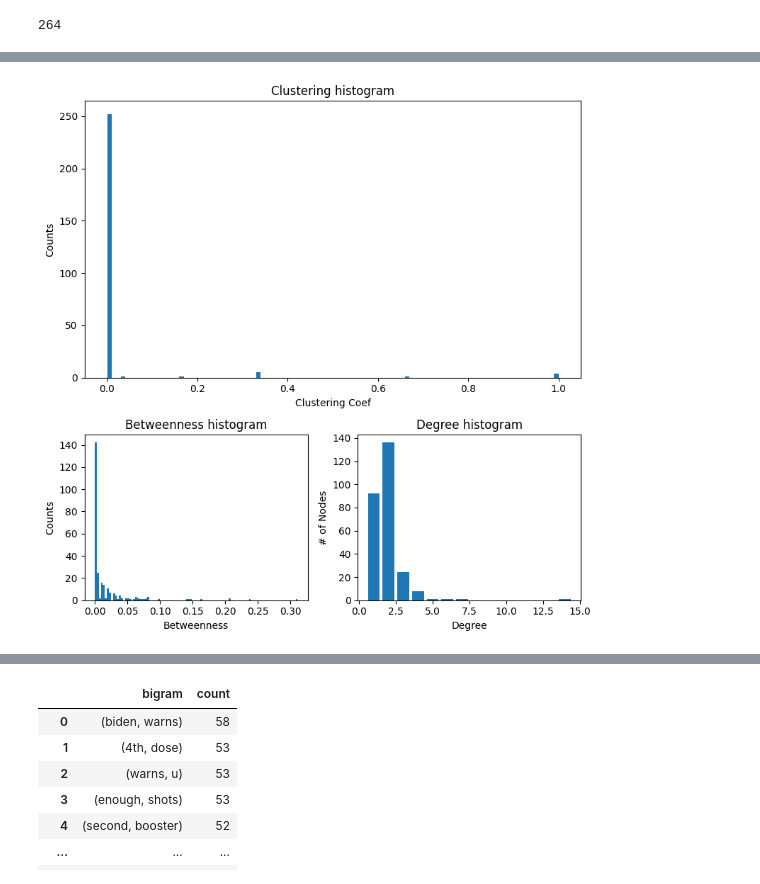
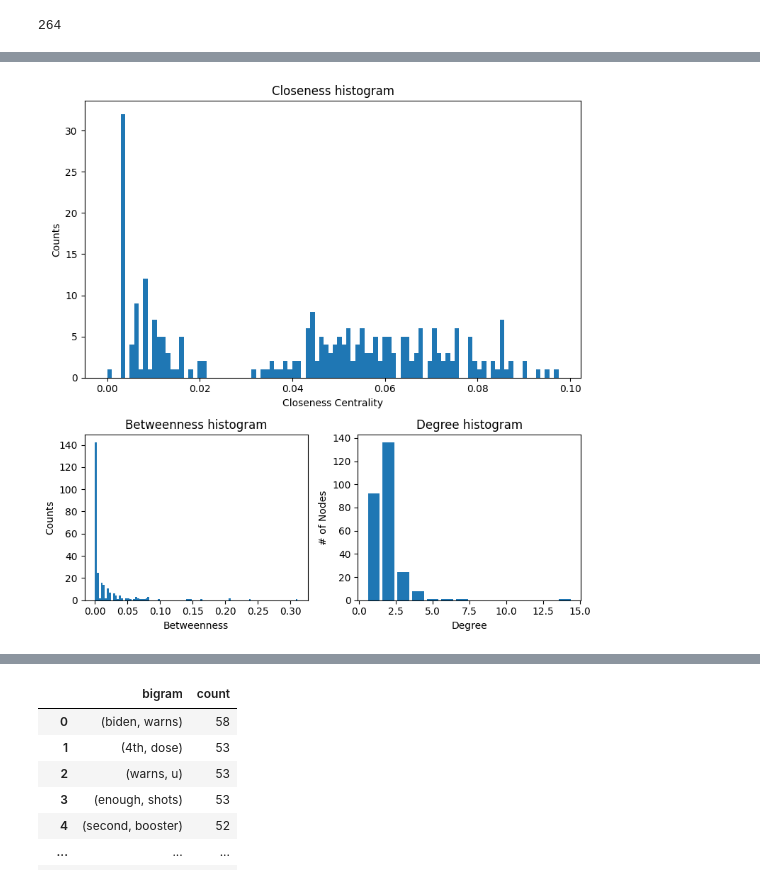
Before and after one commit to Jonathan-D-Franco/mining, a Jupyter notebook: real deal/twittertest.ipynb, the cells around one changed output, grey strips where cells are left out. Drawn from its saved outputs; the diff is of its cells as text; code cells hidden in the pictures.

```diff
--- a/real deal/twittertest.ipynb
+++ b/real deal/twittertest.ipynb
@@ -118,38 +119,38 @@ net.show("graph.html")
 # %%
 degree_sequence = sorted((d for n, d in G.degree()), reverse=True)
 dmax = max(degree_sequence)
 
 centrality = nx.betweenness_centrality(G)
 
-clustering = nx.clustering(G)
+closness = nx.closeness_centrality(G)
 
 fig = plt.figure("Degree of a random graph", figsize=(8, 8))
 # Create a gridspec for adding subplots of different sizes
 axgrid = fig.add_gridspec(5, 4)
 
 ax = fig.add_subplot(axgrid[0:3,:])
-ax.hist(clustering.values(), bins=100)
-ax.set_title("Clustering histogram")
-ax.set_xlabel("Clustering Coef")
+ax.hist(closness.values(), bins=100)
+ax.set_title("Closeness histogram")
+ax.set_xlabel("Closeness Centrality")
 ax.set_ylabel("Counts")
 
 
 ax1 = fig.add_subplot(axgrid[3:,:2])
 ax1.hist(centrality.values(), bins=100)
 ax1.set_title("Betweenness histogram")
 ax1.set_xlabel("Betweenness")
 ax1.set_ylabel("Counts")
 
 ax2 = fig.add_subplot(axgrid[3:, 2:])
 ax2.bar(*np.unique(degree_sequence, return_counts=True))
 ax2.set_title("Degree histogram")
 ax2.set_xlabel("Degree")
 ax2.set_ylabel("# of Nodes")
 
 fig.tight_layout()
 plt.show()
 # %% [output]
-[figure, old version]
+[figure, new version]
 # %%
 tweets_list2 = []
 #scrape data and append tweets to list
```
Also changed, not shown: parts of 6 cells of this notebook, 4 other files.
